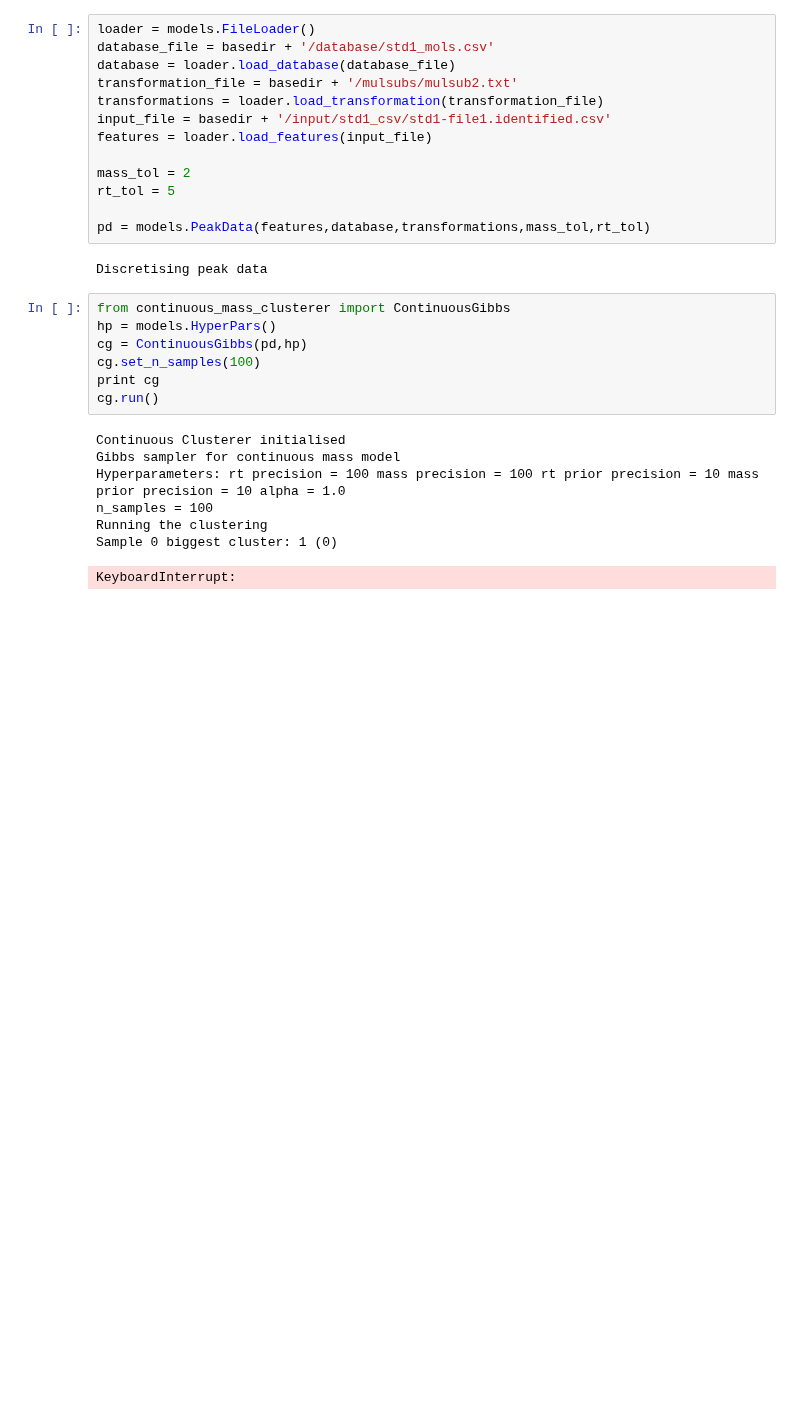
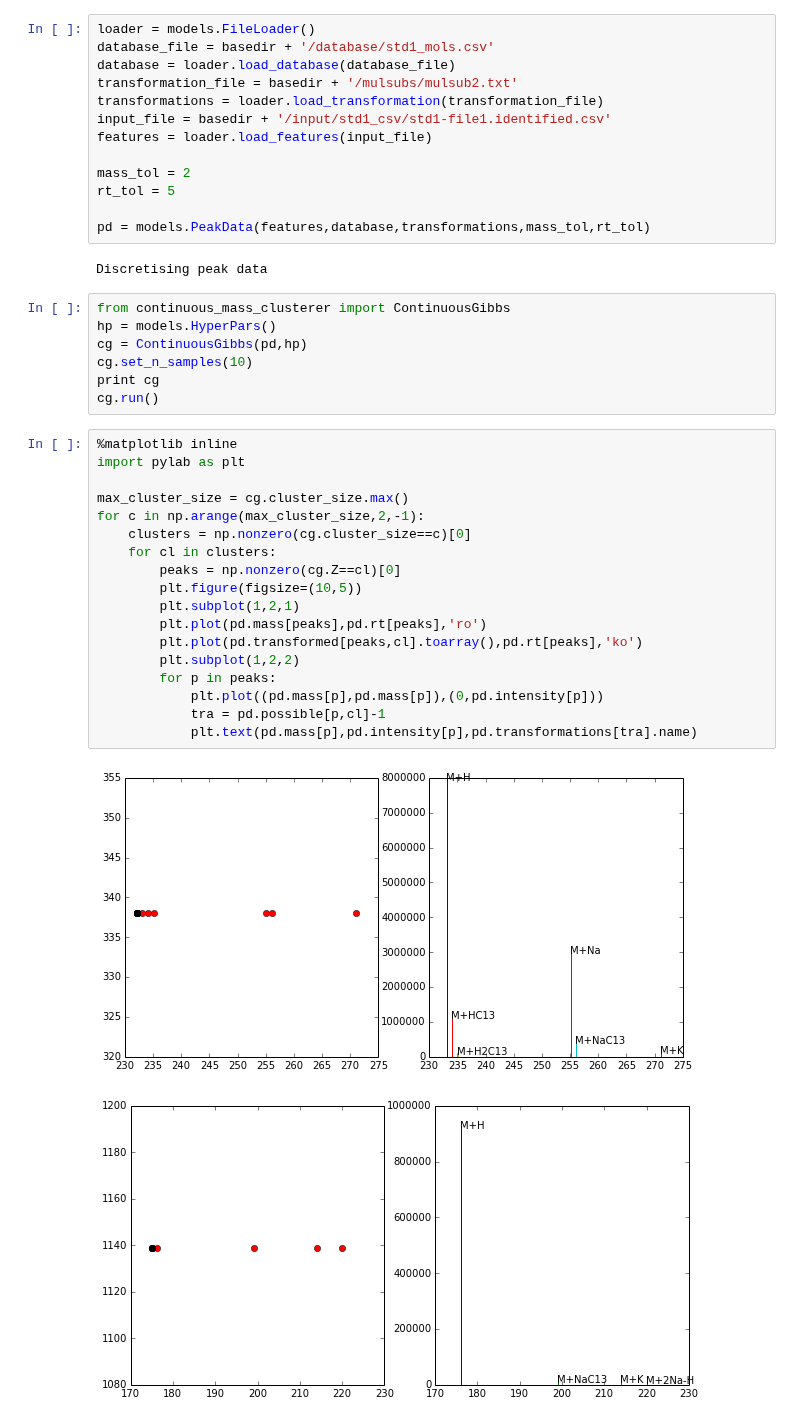
Before and after one commit to sdrogers/metabolomics_tools, a Jupyter notebook: discretisation/notebooks/test_continuous_gibbs.ipynb, the cells around one changed output. Saved outputs shown, nothing was run; the diff lists cells and outputs as text; blank space fills up the shorter version.

Commit message:
Finished first draft of continuous clustering - gibbs and vb
Former-commit-id: b3c1e6381c2924142cc7f92c9e163cca8172310c

```diff
--- a/discretisation/notebooks/test_continuous_gibbs.ipynb
+++ b/discretisation/notebooks/test_continuous_gibbs.ipynb
@@ -31,14 +31,27 @@ Discretising peak data
 from continuous_mass_clusterer import ContinuousGibbs
 hp = models.HyperPars()
 cg = ContinuousGibbs(pd,hp)
-cg.set_n_samples(100)
+cg.set_n_samples(10)
 print cg
 cg.run()
-# %% [output]
-Continuous Clusterer initialised
-Gibbs sampler for continuous mass model
-Hyperparameters: rt precision = 100 mass precision = 100 rt prior precision = 10 mass prior precision = 10 alpha = 1.0
-n_samples = 100
-Running the clustering
-Sample 0 biggest cluster: 1 (0)
-KeyboardInterrupt:
+# %%
+%matplotlib inline
+import pylab as plt
+
+max_cluster_size = cg.cluster_size.max()
+for c in np.arange(max_cluster_size,2,-1):
+    clusters = np.nonzero(cg.cluster_size==c)[0]
+    for cl in clusters:
+        peaks = np.nonzero(cg.Z==cl)[0]
+        plt.figure(figsize=(10,5))
+        plt.subplot(1,2,1)
+        plt.plot(pd.mass[peaks],pd.rt[peaks],'ro')
+        plt.plot(pd.transformed[peaks,cl].toarray(),pd.rt[peaks],'ko')
+        plt.subplot(1,2,2)
+        for p in peaks:
+            plt.plot((pd.mass[p],pd.mass[p]),(0,pd.intensity[p]))
+            tra = pd.possible[p,cl]-1
+            plt.text(pd.mass[p],pd.intensity[p],pd.transformations[tra].name)
+# %% [output]
+[figure, added]
+[figure, added]
```
Also changed, not shown: parts of 17 cells of this notebook, 2 other files.
